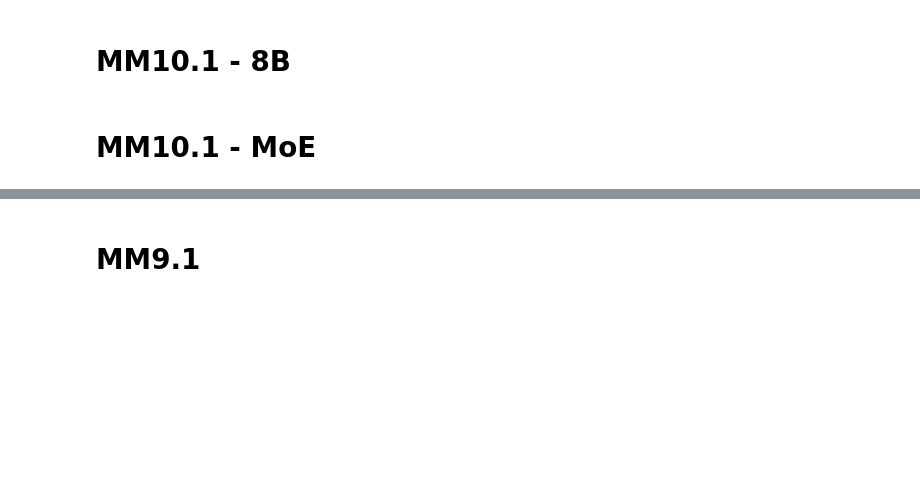
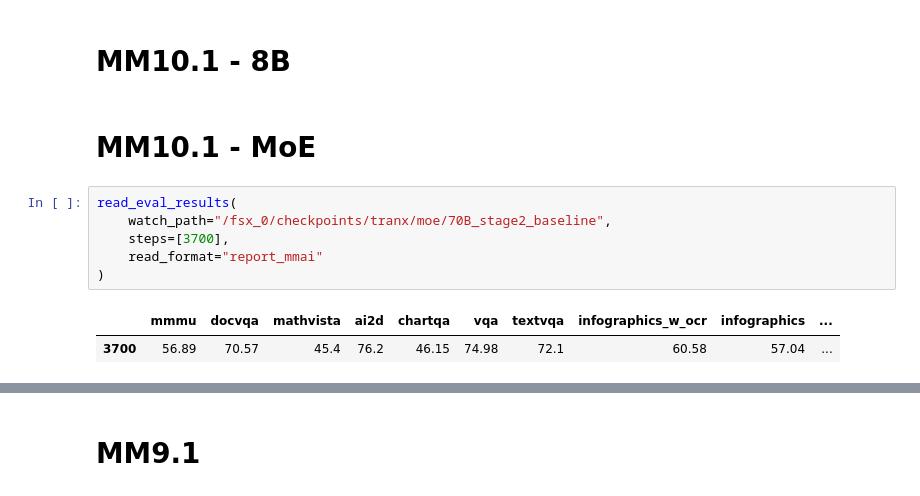
Before and after one commit to harrytranx/experiments, a Jupyter notebook: ablations/eval.ipynb, the cells around one changed output, grey strips where cells are left out. Cells and saved outputs as stored; diff of their text form; blank space fills up the shorter version.

```diff
--- a/ablations/eval.ipynb
+++ b/ablations/eval.ipynb
@@ -54,3 +54,12 @@ read_eval_results(
 # MM10.1 - 8B
 # %% [markdown]
 # MM10.1 - MoE
+# %%
+read_eval_results(
+    watch_path="/fsx_0/checkpoints/tranx/moe/70B_stage2_baseline",
+    steps=[3700],
+    read_format="report_mmai"
+)
+# %% [output]
+|  | mmmu | docvqa | mathvista | ai2d | chartqa | vqa | textvqa | infographics_w_ocr | infographics | ... |
+| 3700 | 56.89 | 70.57 | 45.4 | 76.2 | 46.15 | 74.98 | 72.1 | 60.58 | 57.04 | ... |
```
Also changed, not shown: parts of 3 cells of this notebook, 2 other files.
